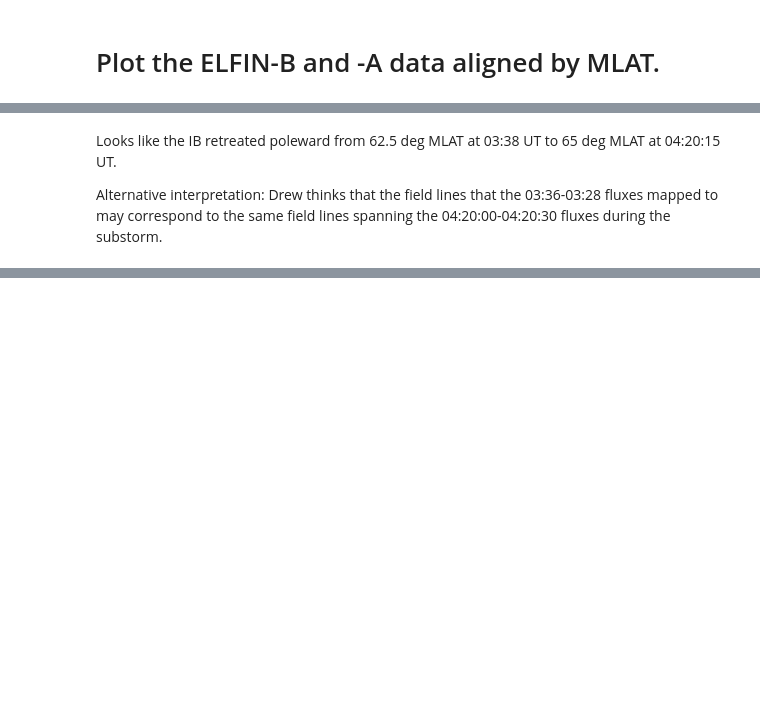
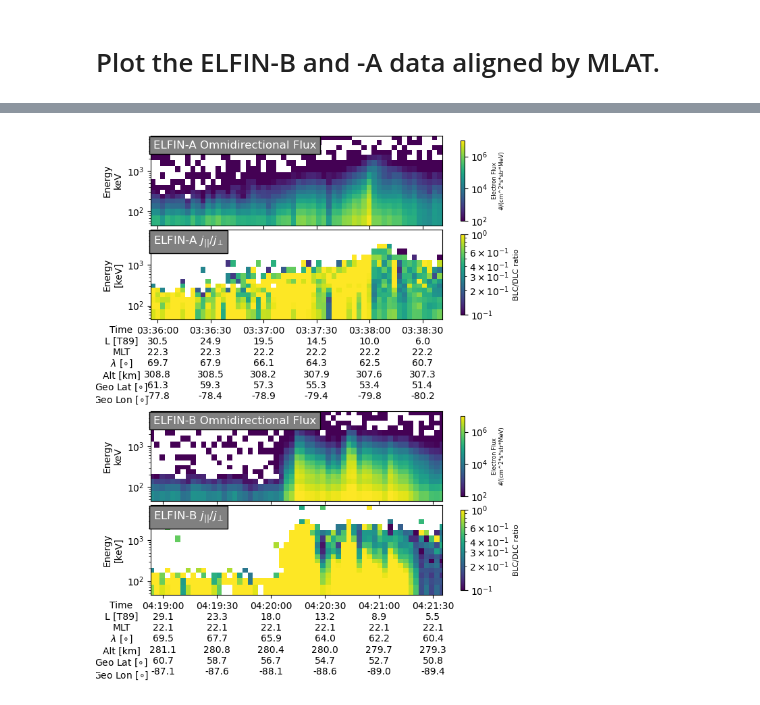
Before and after one commit to mshumko/elfinasi, a Jupyter notebook: src/20240904_substorm_study/misc/compare_elfin_passes.ipynb, the cells around one changed output, grey strips where cells are left out. Saved outputs shown, nothing was run; the diff lists cells and outputs as text; code cells hidden in the pictures; blank space fills up the shorter version.

Commit message:
Fixed dependency and added the omnidirectional fluxes for the before and after ELFIN passes.

```diff
--- a/src/20240904_substorm_study/misc/compare_elfin_passes.ipynb
+++ b/src/20240904_substorm_study/misc/compare_elfin_passes.ipynb
@@ -23,7 +23,7 @@ mlat_bounds = [60, 70]
 # %%
 pad_objs = []
 for sc_id, time_range in zip(sc_ids, time_ranges_str):
-    pad_objs.append(pad.EPD_PAD(
+    pad_objs.append(elfinasi.EPD_PAD(
         sc_id, time_range, start_pa=0, min_counts=None, accumulate=1, spin_time_tol=(2.5, 12),
         lc_exclusion_angle=0)
     )
@@ -41,19 +41,3 @@ plt.tight_layout()
 [figure]
 # %% [markdown]
 # Plot the ELFIN-B and -A data aligned by MLAT.
-# %%
-fig, ax = plt.subplots(len(pad_objs), 1, figsize=(8, 10))
-
-for ax_i, pad_obj, time_range in zip(ax, pad_objs, time_ranges):
-    transformed_state = pad_obj.transform_state()
-    filtered_state = transformed_state[
-        (transformed_state.mlat >= mlat_bounds[0]) &
-        (transformed_state.mlat <= mlat_bounds[1]) &
-        (transformed_state.index >= time_range[0]) &
-        (transformed_state.index <= time_range[1])
-        ]
-    print(f'{filtered_state.index[0]} {filtered_state.index[-1]}')
-    pad_obj.plot_blc_dlc_ratio(ax=ax_i)
-    pad_obj.plot_position(ax=ax_i)
-    ax_i.set_xlim(filtered_state.index[0], filtered_state.index[-1])
-plt.subplots_adjust(hspace=0.65)
@@ -64,4 +44,42 @@ plt.subplots_adjust(hspace=0.65)
-# %% [markdown]
-Looks like the IB retreated poleward from 62.5 deg MLAT at 03:38 UT to 65 deg MLAT at 04:20:15 UT.
-
-Alternative interpretation: Drew thinks that the field lines that the 03:36-03:28 fluxes mapped to may correspond to the same field lines spanning the 04:20:00-04:20:30 fluxes during the substorm.
+# %%
+spec_fig = plt.figure(figsize=(12, 10))
+gs = spec_fig.add_gridspec(2, 1, hspace=0.5, right=0.95, left=0.5, bottom=0.2)
+elfina_gs = gs[0, 0].subgridspec(2, 1, wspace=0.05, hspace=0.05)
+elfinb_gs = gs[1, 0].subgridspec(2, 1, wspace=0.01, hspace=0.05)
+
+ax = 4*[None]
+ax[0] = spec_fig.add_subplot(elfina_gs[0, 0])
+ax[1] = spec_fig.add_subplot(elfina_gs[1, 0], sharex=ax[0])
+ax[2] = spec_fig.add_subplot(elfinb_gs[0, 0])
+ax[3] = spec_fig.add_subplot(elfinb_gs[1, 0], sharex=ax[2])
+ax = np.array(ax)
+
+ax[0].tick_params(axis='x', labelbottom=False)
+ax[2].tick_params(axis='x', labelbottom=False)
+
+for omni_ax, ratio_ax, pad_obj, time_range, sc_id in zip(ax[[0, 2]], ax[[1, 3]], pad_objs, time_ranges, ['A', 'B']):
+    transformed_state = pad_obj.transform_state()
+    filtered_state = transformed_state[
+        (transformed_state.mlat >= mlat_bounds[0]) &
+        (transformed_state.mlat <= mlat_bounds[1]) &
+        (transformed_state.index >= time_range[0]) &
+        (transformed_state.index <= time_range[1])
+        ]
+    print(f'{filtered_state.index[0]} {filtered_state.index[-1]}')
+    pad_obj.plot_omni(ax=omni_ax, colorbar=True, vmin=1E2, vmax=1E7, pretty_plot=False)
+    pad_obj.plot_blc_dlc_ratio(ax=ratio_ax)
+    pad_obj.plot_position(ax=ratio_ax)
+    omni_ax.set_xlim(filtered_state.index[0], filtered_state.index[-1])
+    ratio_ax.set_xlim(filtered_state.index[0], filtered_state.index[-1])
+
+    _text = omni_ax.text(
+        0.01, 0.95, f'ELFIN-{sc_id} Omnidirectional Flux', fontsize=12, color='w', va='top',
+        transform=omni_ax.transAxes
+        )
+    _text.set_bbox(dict(facecolor='grey', alpha=1, edgecolor='black'))
+    _text = ratio_ax.text(
+        0.01, 0.95, f'ELFIN-{sc_id} $j_{{||}}/j_{{\\perp}}$', fontsize=12, color='w', va='top',
+        transform=ratio_ax.transAxes
+        )
+    _text.set_bbox(dict(facecolor='grey', alpha=1, edgecolor=None))
+# %% [output]
@@ -67,0 +88 @@ Alternative interpretation: Drew thinks that the field lines that the 03:36-03:2
+[figure, added]
```
Also changed, not shown: parts of 3 cells of this notebook, 2 other files.
